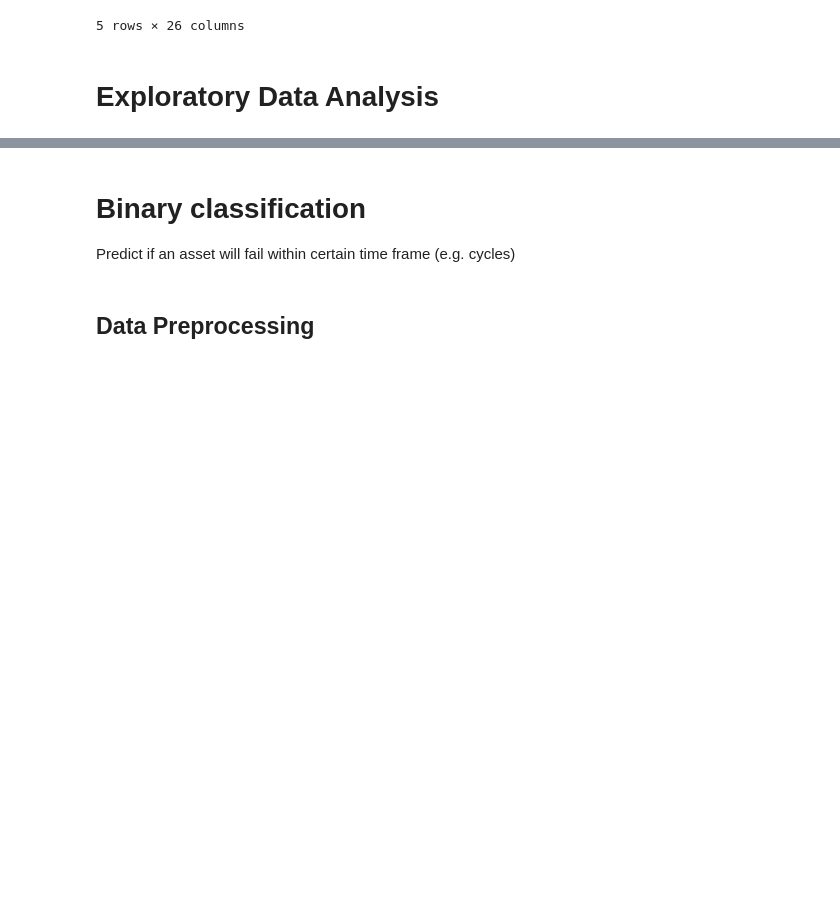
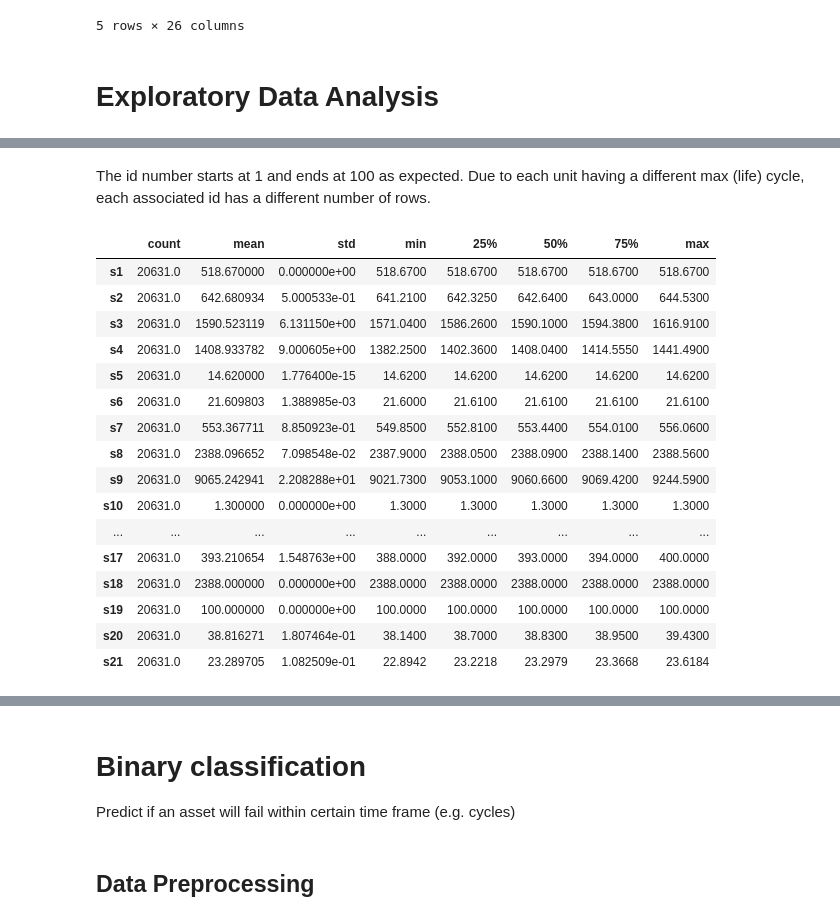
Before and after one commit to FelixNgFender/dashboard-web-app, a Jupyter notebook: data/Felix_Predictive_Maintenance_using_LSTM.ipynb, the cells around one changed output, grey strips where cells are left out. Cells and saved outputs as stored; diff of their text form; code cells hidden in the pictures; blank space fills up the shorter version.

```diff
--- a/data/Felix_Predictive_Maintenance_using_LSTM.ipynb
+++ b/data/Felix_Predictive_Maintenance_using_LSTM.ipynb
@@ -54,0 +112,22 @@ train_df.head()
+# %% [markdown]
+The id number starts at 1 and ends at 100 as expected. Due to each unit having a different max (life) cycle, each associated id has a different number of rows.
+# %%
+train_df.loc[:,'s1':].describe().transpose()
+# %% [output]
+|  | count | mean | std | min | 25% | 50% | 75% | max |
+| s1 | 20631.0 | 518.670000 | 0.000000e+00 | 518.6700 | 518.6700 | 518.6700 | 518.6700 | 518.6700 |
+| s2 | 20631.0 | 642.680934 | 5.000533e-01 | 641.2100 | 642.3250 | 642.6400 | 643.0000 | 644.5300 |
+| s3 | 20631.0 | 1590.523119 | 6.131150e+00 | 1571.0400 | 1586.2600 | 1590.1000 | 1594.3800 | 1616.9100 |
+| s4 | 20631.0 | 1408.933782 | 9.000605e+00 | 1382.2500 | 1402.3600 | 1408.0400 | 1414.5550 | 1441.4900 |
+| s5 | 20631.0 | 14.620000 | 1.776400e-15 | 14.6200 | 14.6200 | 14.6200 | 14.6200 | 14.6200 |
+| s6 | 20631.0 | 21.609803 | 1.388985e-03 | 21.6000 | 21.6100 | 21.6100 | 21.6100 | 21.6100 |
+| s7 | 20631.0 | 553.367711 | 8.850923e-01 | 549.8500 | 552.8100 | 553.4400 | 554.0100 | 556.0600 |
+| s8 | 20631.0 | 2388.096652 | 7.098548e-02 | 2387.9000 | 2388.0500 | 2388.0900 | 2388.1400 | 2388.5600 |
+| s9 | 20631.0 | 9065.242941 | 2.208288e+01 | 9021.7300 | 9053.1000 | 9060.6600 | 9069.4200 | 9244.5900 |
+| s10 | 20631.0 | 1.300000 | 0.000000e+00 | 1.3000 | 1.3000 | 1.3000 | 1.3000 | 1.3000 |
+| ... | ... | ... | ... | ... | ... | ... | ... | ... |
+| s17 | 20631.0 | 393.210654 | 1.548763e+00 | 388.0000 | 392.0000 | 393.0000 | 394.0000 | 400.0000 |
+| s18 | 20631.0 | 2388.000000 | 0.000000e+00 | 2388.0000 | 2388.0000 | 2388.0000 | 2388.0000 | 2388.0000 |
+| s19 | 20631.0 | 100.000000 | 0.000000e+00 | 100.0000 | 100.0000 | 100.0000 | 100.0000 | 100.0000 |
+| s20 | 20631.0 | 38.816271 | 1.807464e-01 | 38.1400 | 38.7000 | 38.8300 | 38.9500 | 39.4300 |
+| s21 | 20631.0 | 23.289705 | 1.082509e-01 | 22.8942 | 23.2218 | 23.2979 | 23.3668 | 23.6184 |
```
Also changed, not shown: parts of 16 cells of this notebook, 3 other files.
